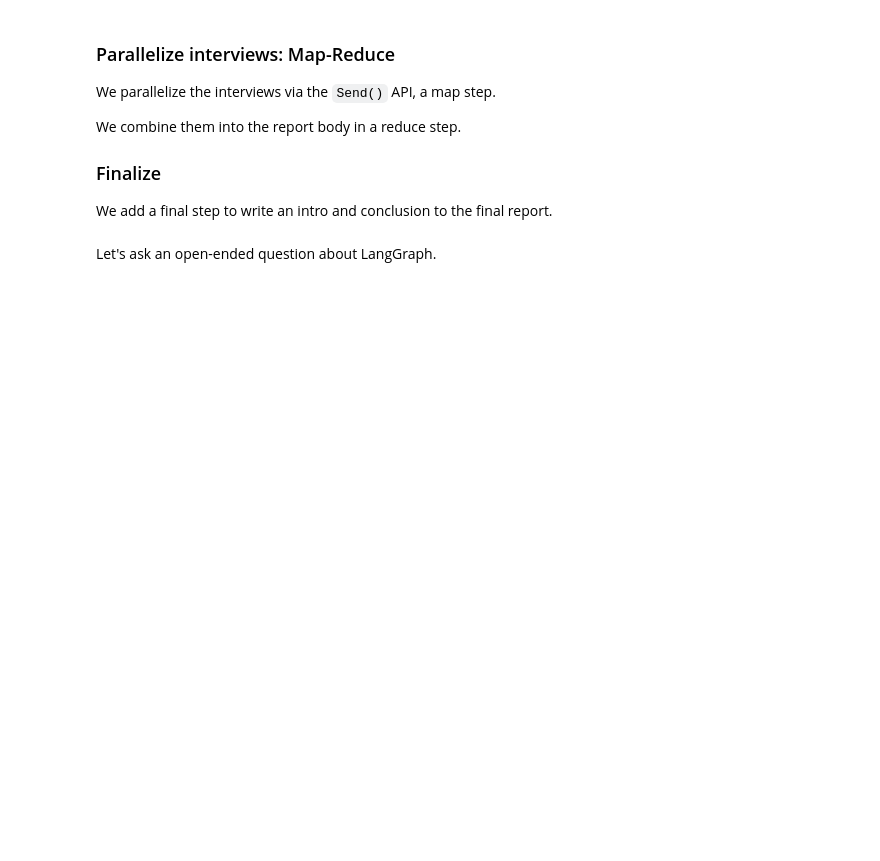
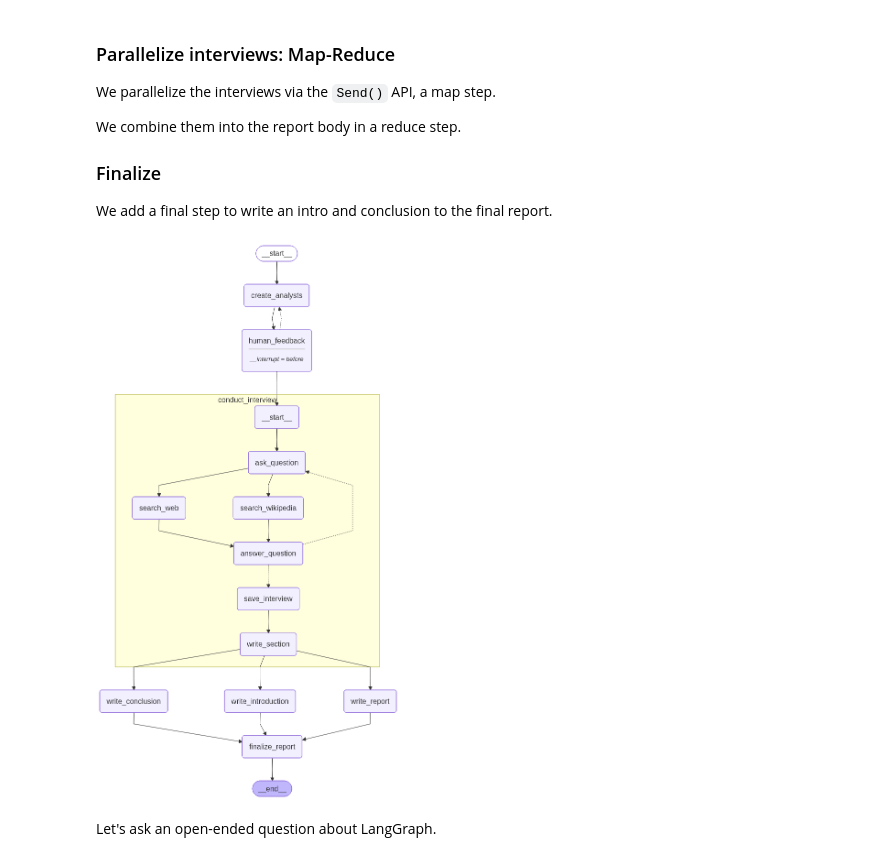
Before and after one commit to marcos-sb/langchain-academy, a Jupyter notebook: module-4/research-assistant.ipynb, the cells around one changed output. Cells and saved outputs as stored; diff of their text form; code cells hidden in the pictures; blank space fills up the shorter version.

```diff
--- a/module-4/research-assistant.ipynb
+++ b/module-4/research-assistant.ipynb
@@ -809,34 +789,36 @@ def finalize_report(state: ResearchGraphState):
         sources = None
 
     final_report = state["introduction"] + "\n\n---\n\n" + content + "\n\n---\n\n" + state["conclusion"]
     if sources is not None:
         final_report += "\n\n## Sources\n" + sources
     return {"final_report": final_report}
 
 # Add nodes and edges
 builder = StateGraph(ResearchGraphState)
 builder.add_node("create_analysts", create_analysts)
 builder.add_node("human_feedback", human_feedback)
 builder.add_node("conduct_interview", interview_builder.compile())
 builder.add_node("write_report",write_report)
 builder.add_node("write_introduction",write_introduction)
 builder.add_node("write_conclusion",write_conclusion)
 builder.add_node("finalize_report",finalize_report)
 
 # Logic
 builder.add_edge(START, "create_analysts")
 builder.add_edge("create_analysts", "human_feedback")
 builder.add_conditional_edges("human_feedback", initiate_all_interviews, ["create_analysts", "conduct_interview"])
 builder.add_edge("conduct_interview", "write_report")
 builder.add_edge("conduct_interview", "write_introduction")
 builder.add_edge("conduct_interview", "write_conclusion")
 builder.add_edge(["write_conclusion", "write_report", "write_introduction"], "finalize_report")
 builder.add_edge("finalize_report", END)
 
 # Compile
 memory = MemorySaver()
 graph = builder.compile(interrupt_before=['human_feedback'], checkpointer=memory)
-# display(Image(graph.get_graph(xray=1).draw_mermaid_png()))
+display(Image(graph.get_graph(xray=1).draw_mermaid_png()))
+# %% [output]
+[figure, added]
 # %% [markdown]
 Let's ask an open-ended question about LangGraph.
 # %%
```
Also changed, not shown: parts of 15 cells of this notebook.
